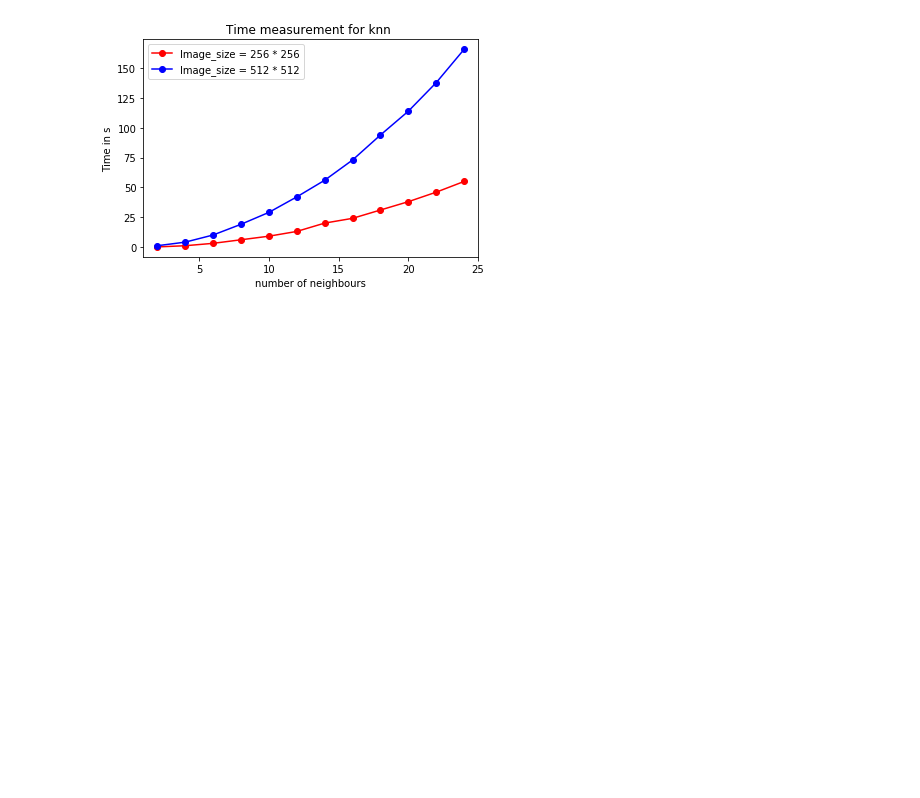
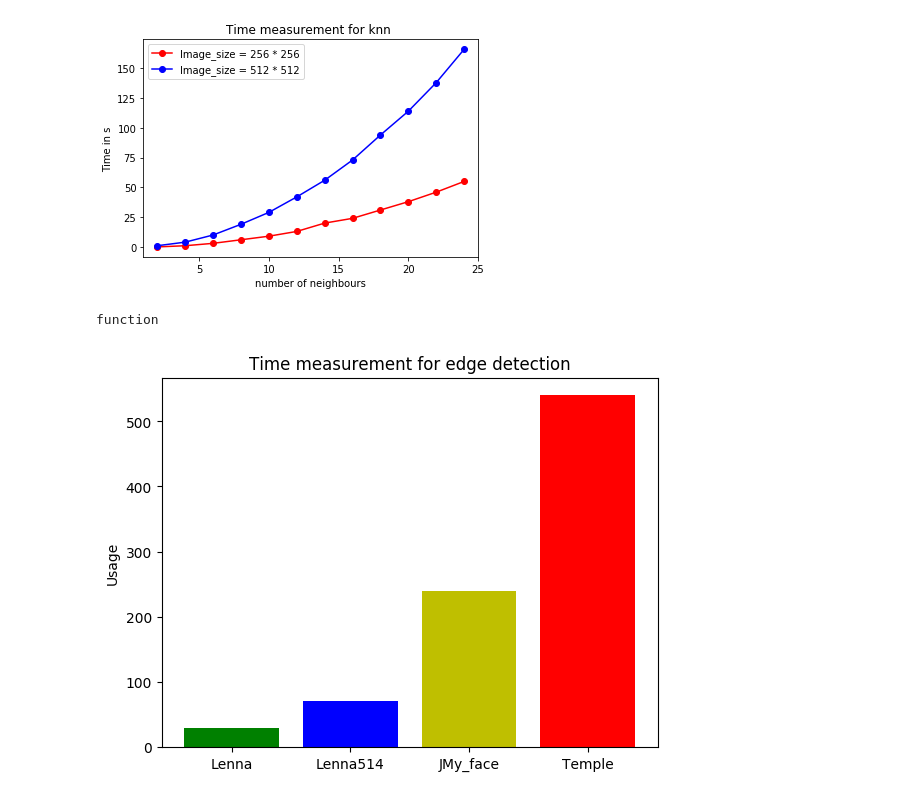
Before and after one commit to ConsciousML/img-processing-cuda, a Jupyter notebook: src/cpu/bench/benchs.ipynb, the cells around one changed output. Drawn from its saved outputs; the diff is of its cells as text; code cells hidden in the pictures; blank space fills up the shorter version.

Commit message:
bench edge added

```diff
--- a/src/cpu/bench/benchs.ipynb
+++ b/src/cpu/bench/benchs.ipynb
@@ -84,3 +84,30 @@ plt.title("Time measurement for knn ")
 plt.show()
 # %% [output]
 [figure]
+# %%
+f1 = open("edge.txt", "r")
+edge = np.array(f1.readlines())
+edge = np.array([edge[i].split() for i in range(4)])[:,0].astype(np.int32)
+f1.close()
+# %%
+type(bars)
+# %% [output]
+function
+# %%
+import matplotlib.pyplot as plt; plt.rcdefaults()
+import numpy as np
+import matplotlib.pyplot as plt
+colors =['g','b','y','r']
+
+objects = ['Lenna', 'Lenna514', 'JMy_face', 'Temple']
+y_pos = np.arange(len(objects))
+
+plt.bar(y_pos,edge, align='center', color=colors)
+plt.xticks(y_pos, objects)
+plt.ylabel('Usage')
+plt.title('Time measurement for edge detection')
+#bars = plt.barbs
+
+plt.show()
+# %% [output]
+[figure, added]
```
Also changed, not shown: 3 other files.
